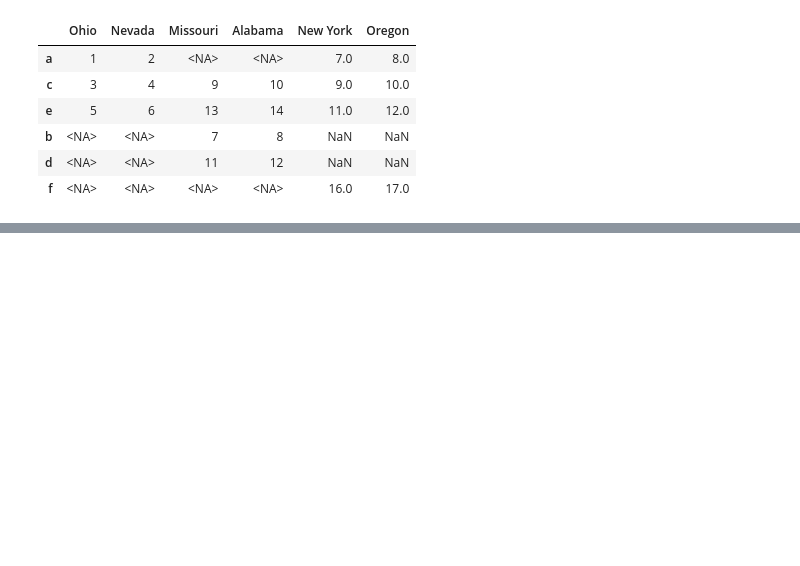
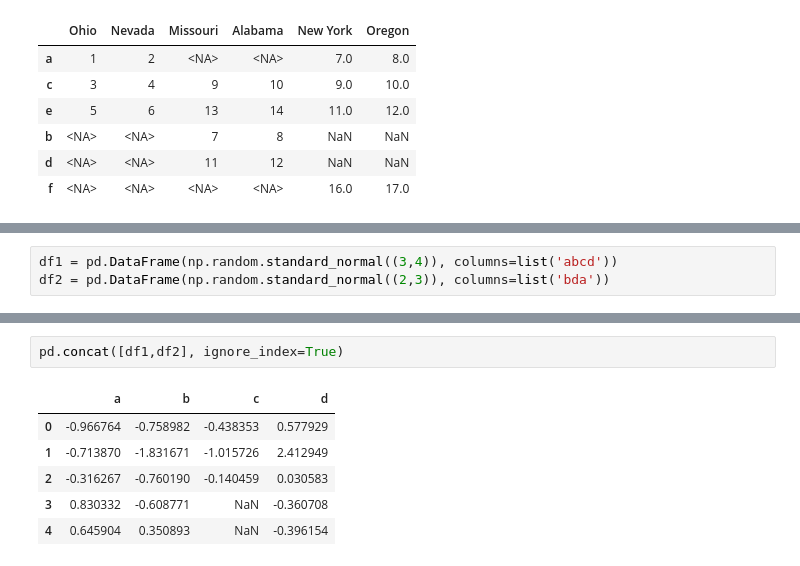
Before and after one commit to NajeebArif/data-analysis-with-python, a Jupyter notebook: data-wrangling/combining-merging.ipynb, the cells around one changed output, grey strips where cells are left out. Saved outputs shown, nothing was run; the diff lists cells and outputs as text; blank space fills up the shorter version.

```diff
--- a/data-wrangling/combining-merging.ipynb
+++ b/data-wrangling/combining-merging.ipynb
@@ -417,0 +596,3 @@ left2.join([right2, another], how='outer')
+# %%
+df1 = pd.DataFrame(np.random.standard_normal((3,4)), columns=list('abcd'))
+df2 = pd.DataFrame(np.random.standard_normal((2,3)), columns=list('bda'))
@@ -417,0 +612,9 @@ left2.join([right2, another], how='outer')
+# %%
+pd.concat([df1,df2], ignore_index=True)
+# %% [output]
+|  | a | b | c | d |
+| 0 | -0.966764 | -0.758982 | -0.438353 | 0.577929 |
+| 1 | -0.713870 | -1.831671 | -1.015726 | 2.412949 |
+| 2 | -0.316267 | -0.760190 | -0.140459 | 0.030583 |
+| 3 | 0.830332 | -0.608771 | NaN | -0.360708 |
+| 4 | 0.645904 | 0.350893 | NaN | -0.396154 |
```
Also changed, not shown: parts of 28 cells of this notebook.
